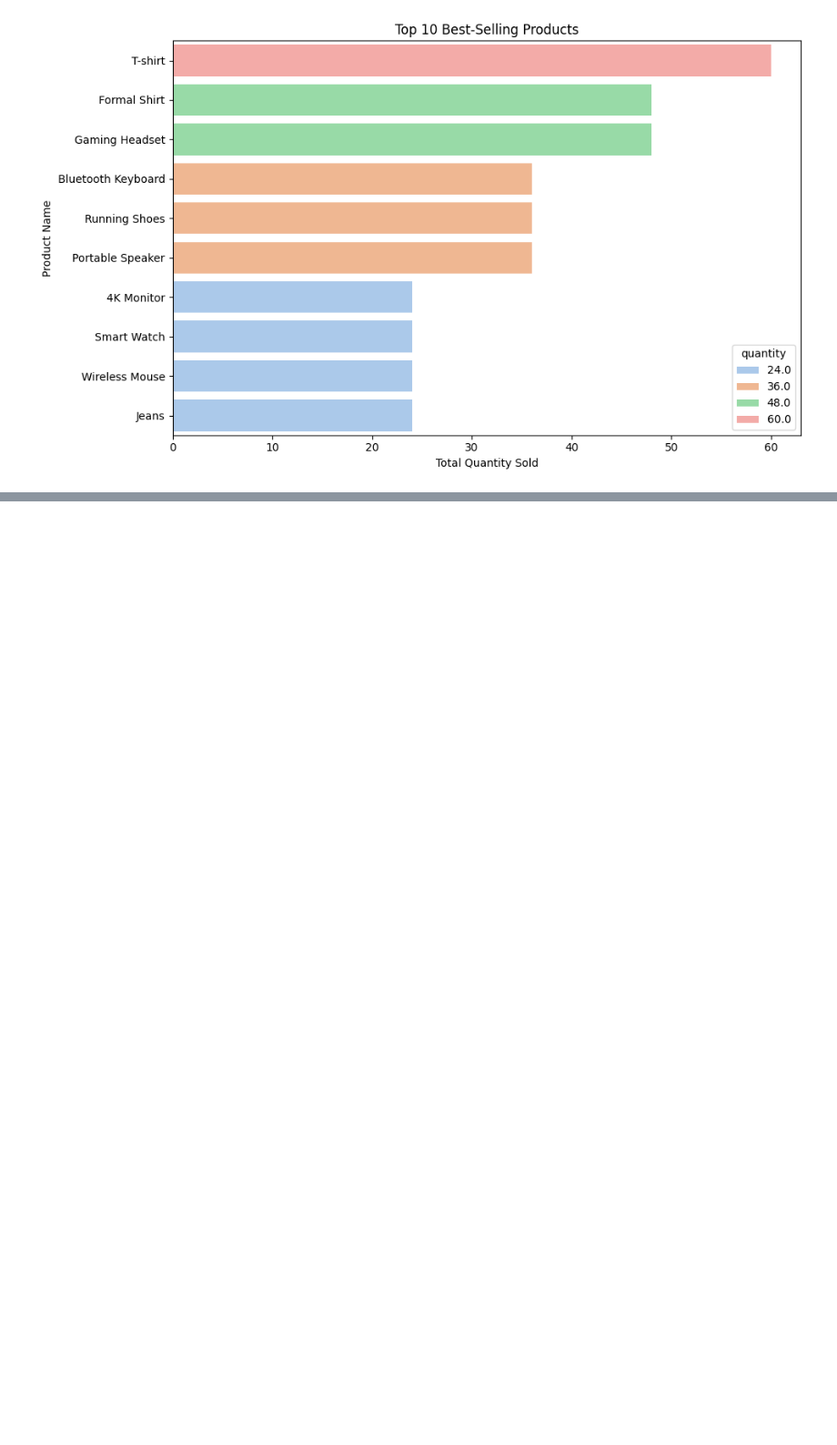
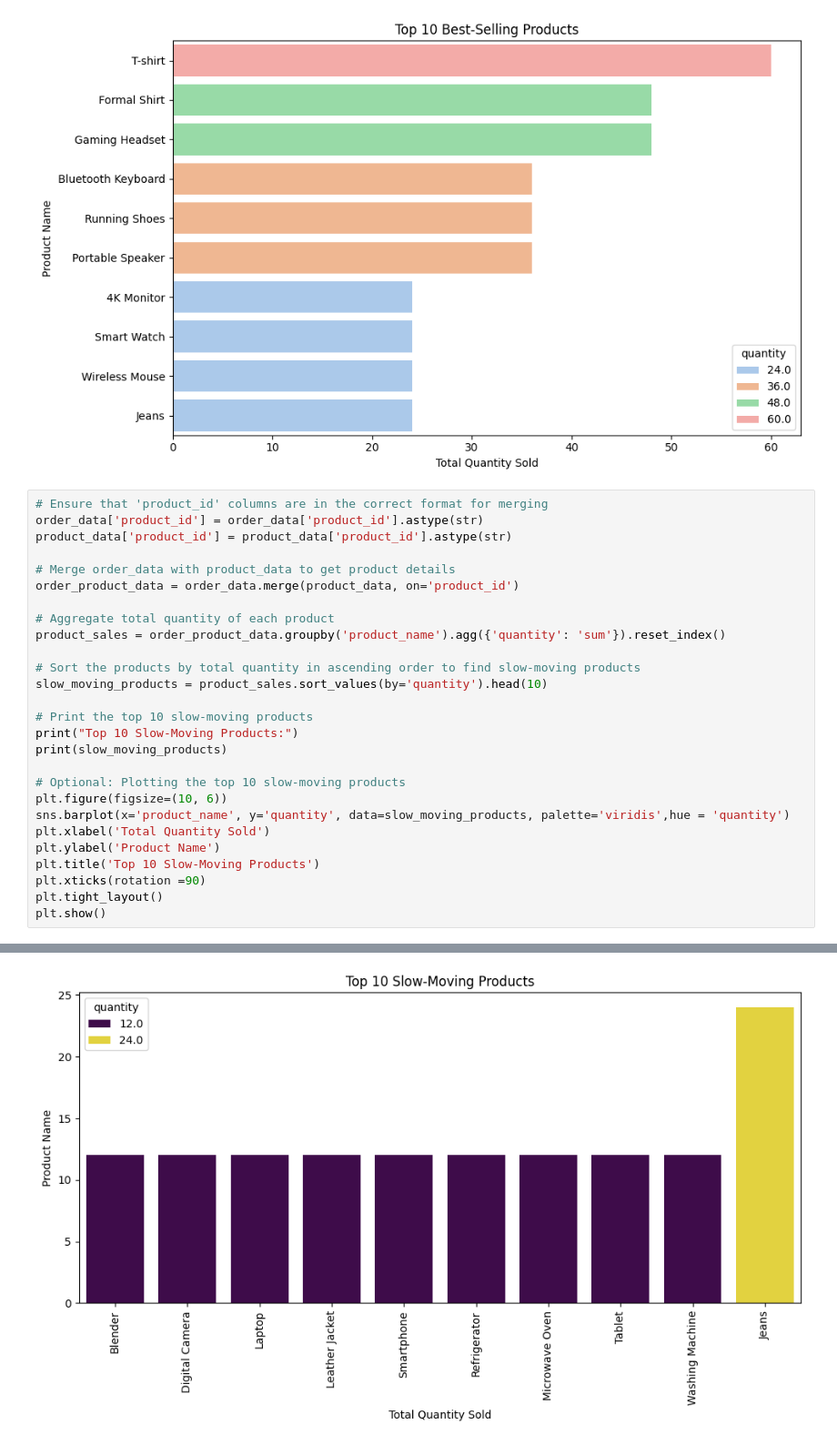
Before and after one commit to Code-with-lata/Data-Visualization, a Jupyter notebook: MYSQL_Project.ipynb, the cells around one changed output, grey strips where cells are left out. Shown at 91% size. Saved outputs shown, nothing was run; the diff lists cells and outputs as text; blank space fills up the shorter version.

```diff
--- a/MYSQL_Project.ipynb
+++ b/MYSQL_Project.ipynb
@@ -957,3 +957,31 @@ Top 10 Best-Selling Products:
 19      Wireless Mouse      24.0
 6                Jeans      24.0
 [figure]
+# %%
+# Ensure that 'product_id' columns are in the correct format for merging
+order_data['product_id'] = order_data['product_id'].astype(str)
+product_data['product_id'] = product_data['product_id'].astype(str)
+
+# Merge order_data with product_data to get product details
+order_product_data = order_data.merge(product_data, on='product_id')
+
+# Aggregate total quantity of each product
+product_sales = order_product_data.groupby('product_name').agg({'quantity': 'sum'}).reset_index()
+
+# Sort the products by total quantity in ascending order to find slow-moving products
+slow_moving_products = product_sales.sort_values(by='quantity').head(10)
+
+# Print the top 10 slow-moving products
+print("Top 10 Slow-Moving Products:")
+print(slow_moving_products)
+
+# Optional: Plotting the top 10 slow-moving products
+plt.figure(figsize=(10, 6))
+sns.barplot(x='product_name', y='quantity', data=slow_moving_products, palette='viridis',hue = 'quantity')
+plt.xlabel('Total Quantity Sold')
+plt.ylabel('Product Name')
+plt.title('Top 10 Slow-Moving Products')
+plt.xticks(rotation =90)
+plt.tight_layout()
+plt.show()
+# %% [output]
@@ -959,0 +1000 @@ Top 10 Best-Selling Products:
+[figure, added]
```
Also changed, not shown: parts of 1 cell of this notebook.
